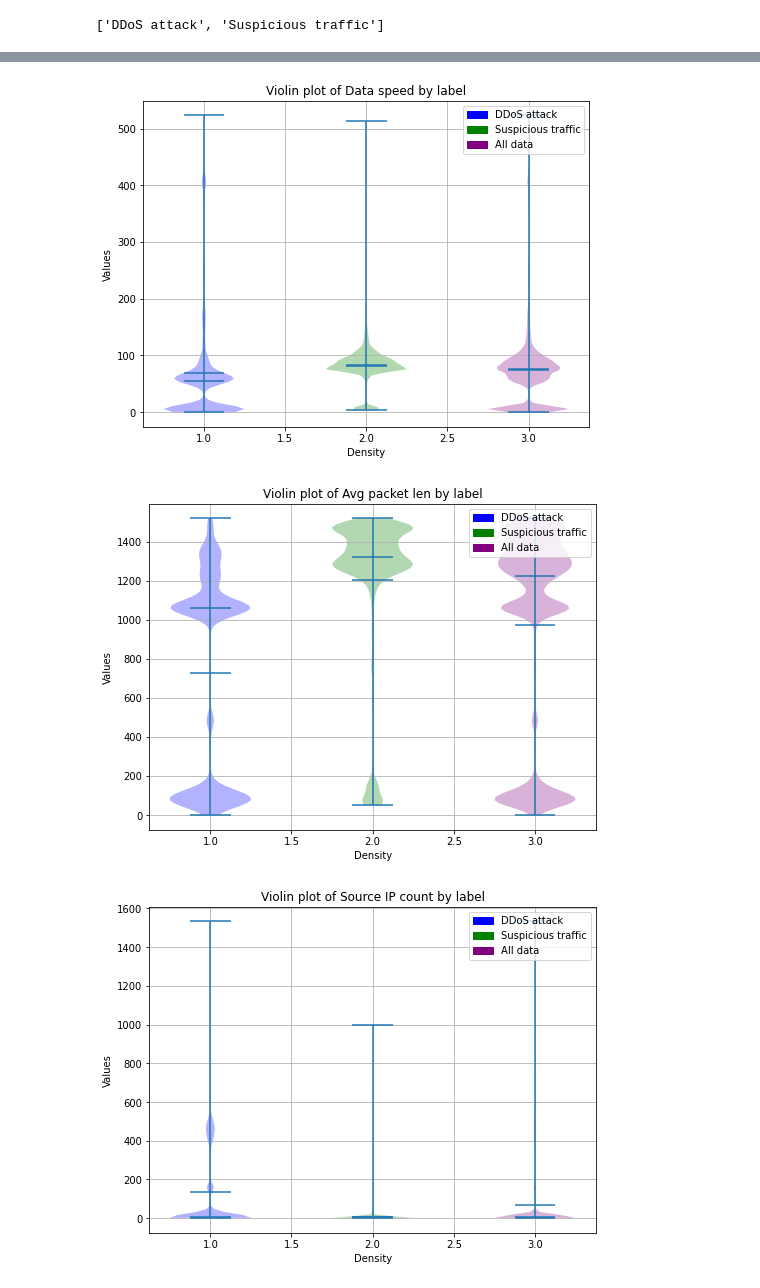
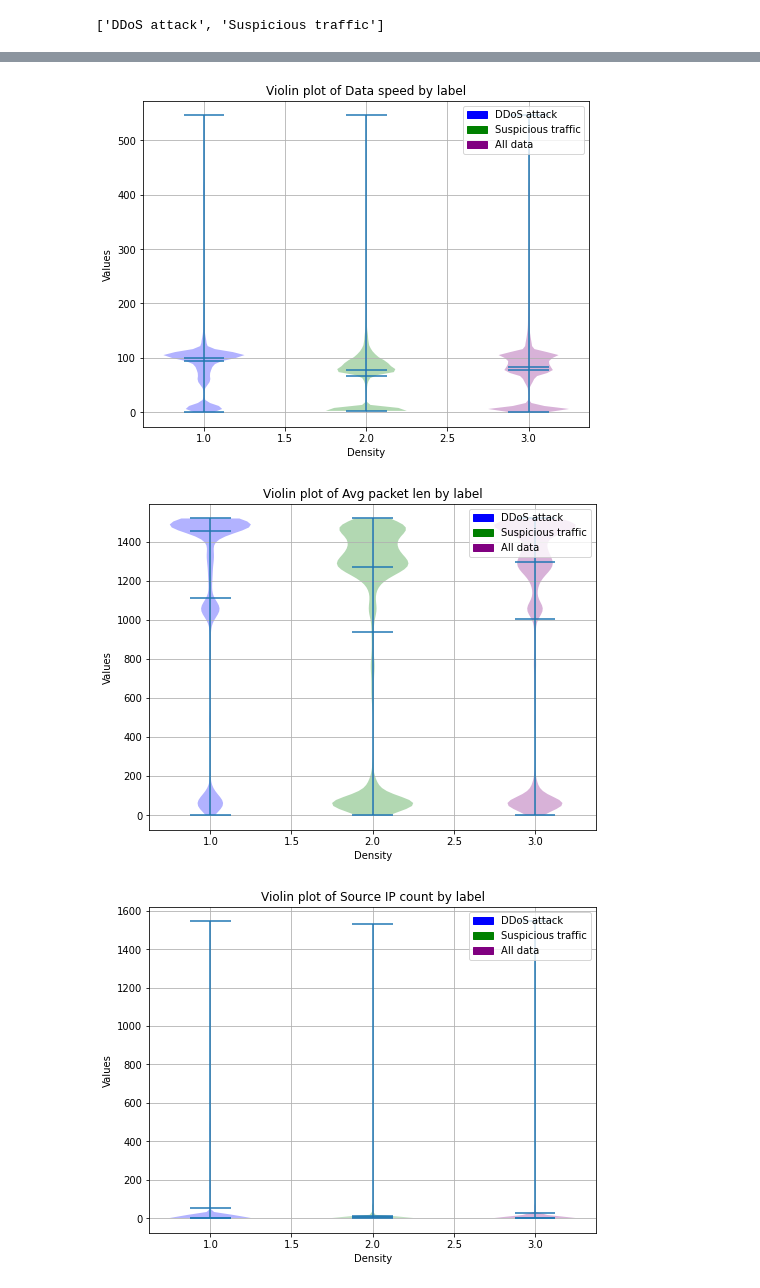
Before and after one commit to LordLokator/ADAML_24, a Jupyter notebook: notebooks/data_augmentation.ipynb, the cells around one changed output, grey strips where cells are left out. Saved outputs shown, nothing was run; the diff lists cells and outputs as text; code cells hidden in the pictures.

```diff
--- a/notebooks/data_augmentation.ipynb
+++ b/notebooks/data_augmentation.ipynb
@@ -334,2 +244,7 @@ Index(['Packet speed', 'Data speed', 'Avg packet len', 'Source IP count',
        'is_weekday'],
       dtype='object')
+# %%
+# drop high cardinality columns\n",
+df_scaled = df_scaled.drop(['Port number','victim IP num'], axis=1)
+non_numeric_cols = [col for col in non_numeric_cols if col not in high_cardinality]
+df_scaled.columns
@@ -422,12 +316,8 @@ print(len(numerical_cols))
-# %%
-categoric_mask = []
-for col in df_scaled.columns:
-    categoric_mask.append(col in categorical_cols)
 # %%
 # Apply SMOTE to the combined features and target
-normal_count = np.round(merged_df[merged_df['Type'] == "Normal traffic"].shape[0],-3) + 1000
-strategy = { "Normal traffic": normal_count, "DDoS attack": 0.4 * normal_count, "Suspicious traffic": 0.4 * normal_count}
-smote = SMOTENC(sampling_strategy= strategy, categorical_features=categoric_mask, random_state=42)
+normal_count = merged_df[merged_df['Type'] == "Normal traffic"].shape[0]
+strategy = { "Normal traffic": normal_count, "DDoS attack": int(0.7 * normal_count), "Suspicious traffic": int(0.7 * normal_count)}
+smote = SMOTE(sampling_strategy= strategy, random_state=42)
 X_resampled, y_resampled = smote.fit_resample(df_scaled, merged_df[target_col])
 # %% [markdown]
 # Transform augmented data
@@ -447,7 +347,7 @@ synthetic_df.head()
 # %%
 # Create a new StandardScaler instance and fit it on the original data
 scaler = StandardScaler()
-scaler.fit(vector_df[numerical_cols])
+scaler.fit(merged_df[numerical_cols])
 
 # Inverse transform the numerical columns
 final_numerical_cols = scaler.inverse_transform(synthetic_df[numerical_cols])
@@ -581,5 +526,5 @@ columns_to_plot = ['Packet speed', 'Data speed', 'Avg packet len', 'Source IP co
 
 for col in columns_to_plot:
   zscores = calculate_zscores(vector_df[vector_df['is_synthetic'] == True], col)
-  create_violin_plots(vector_df[vector_df['is_synthetic'] == True], col, zscores, threshold = 3, labels=list(vector_df['Type'].unique()), synth = True)
+  create_violin_plots(vector_df[vector_df['is_synthetic'] == True], col, zscores, threshold = 2, labels=list(vector_df[vector_df['is_synthetic'] == True]['Type'].unique()), synth = True)
 # %% [output]
@@ -587,3 +532,3 @@ for col in columns_to_plot:
-[figure, old version]
+[figure, new version]
-[figure, old version]
+[figure, new version]
-[figure, old version]
+[figure, new version]
```
Also changed, not shown: parts of 36 cells of this notebook, 2 other files.
